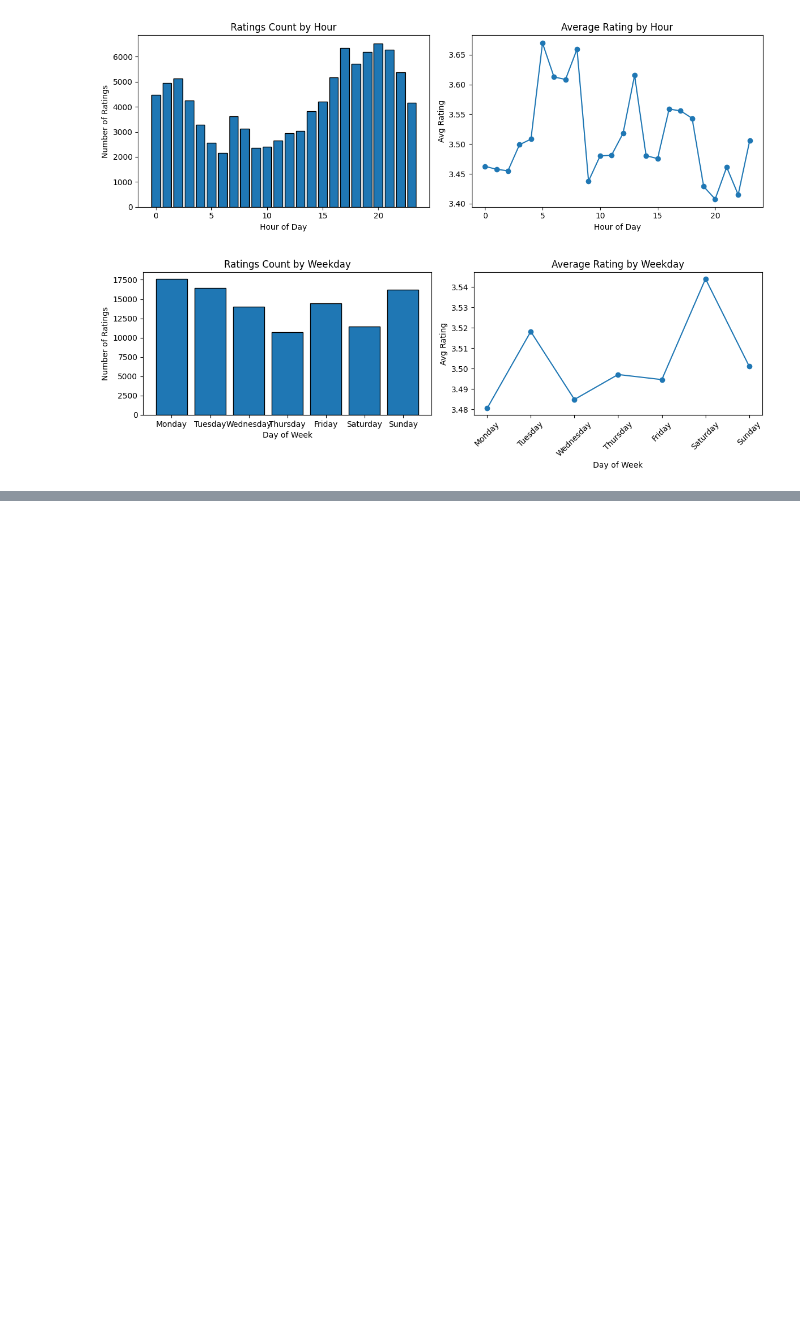
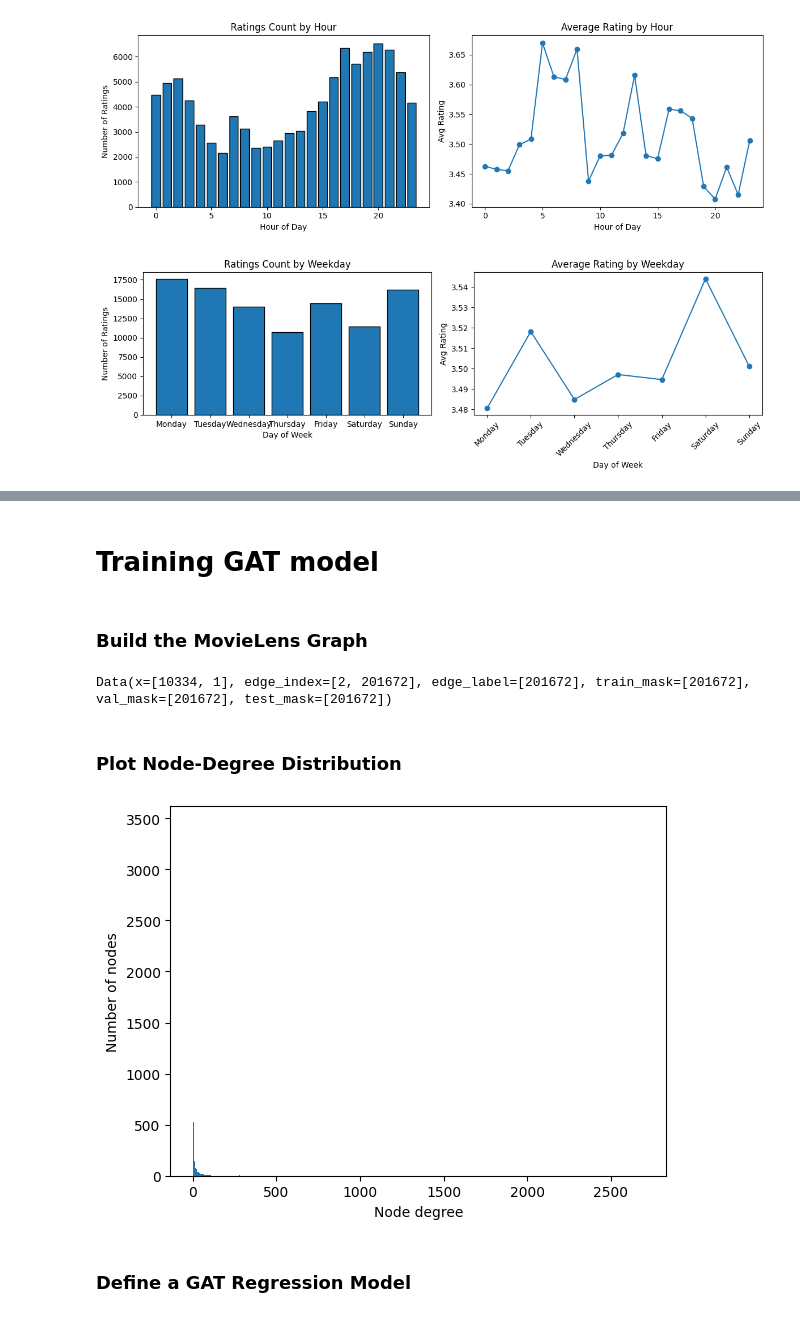
Before and after one commit to Ezio1909/movie-rating-prediction, a Jupyter notebook: playbook.ipynb, the cells around one changed output, grey strips where cells are left out. Drawn from its saved outputs; the diff is of its cells as text; code cells hidden in the pictures; blank space fills up the shorter version.

```diff
--- a/playbook.ipynb
+++ b/playbook.ipynb
@@ -1297,0 +709,79 @@ Test RMSE: 1.0160
+# %% [markdown]
+# Training GAT model
+# %% [markdown]
+### Build the MovieLens Graph
+# %%
+import pandas as pd
+import torch
+import networkx as nx
+from torch_geometric.data import Data
+from torch_geometric.utils import to_undirected
+
+# 1. Load MovieLens 100K
+ratings = pd.read_csv('ml-latest-small/ratings.csv')
+
+# 2. Remap userId & movieId → contiguous 0…N‑1
+user_ids, movie_ids = ratings.userId.unique(), ratings.movieId.unique()
+u_map = {uid:i           for i, uid in enumerate(user_ids)}
+m_map = {mid:i+len(u_map) for i, mid in enumerate(movie_ids)}
+ratings['u_idx'] = ratings.userId.map(u_map)
+ratings['m_idx'] = ratings.movieId.map(m_map)
+
+num_users, num_movies = len(u_map), len(m_map)
+num_nodes = num_users + num_movies
+
+# 3. Build undirected edge_index
+u = torch.tensor(ratings.u_idx.values, dtype=torch.long)
+m = torch.tensor(ratings.m_idx.values, dtype=torch.long)
+edge_index = torch.stack([torch.cat([u, m]), torch.cat([m, u])], dim=0)
+edge_index = to_undirected(edge_index)
+
+# 4. Edge labels (ratings) duplicated for both directions
+edge_label = torch.tensor(ratings.rating.values.tolist()*2, dtype=torch.float)
+
+# 5. Train/Val/Test split on edges (80/10/10)
+E = edge_label.size(0)
+perm = torch.randperm(E)
+n1,n2 = int(0.8*E), int(0.9*E)
+mask = lambda idx: torch.zeros(E, dtype=torch.bool).scatter_(0, idx, True)
+train_mask = mask(perm[:n1])
+val_mask   = mask(perm[n1:n2])
+test_mask  = mask(perm[n2:])
+
+# 6. Simple node feature: degree (1‑dim)
+G = nx.Graph()
+G.add_nodes_from(range(num_nodes))
+G.add_edges_from(edge_index.t().tolist())
+deg = torch.tensor([d for _,d in sorted(G.degree(), key=lambda x:x[0])], dtype=torch.float).unsqueeze(1)
+
+# 7. Assemble Data
+data = Data(
+    x=deg,
+    edge_index=edge_index,
+    edge_label=edge_label,
+    train_mask=train_mask,
+    val_mask=val_mask,
+    test_mask=test_mask
+)
+print(data)
+# %% [output]
+Data(x=[10334, 1], edge_index=[2, 201672], edge_label=[201672], train_mask=[201672], val_mask=[201672], test_mask=[201672])
+# %% [markdown]
+### Plot Node‑Degree Distribution
+# %%
+import matplotlib.pyplot as plt
+from collections import Counter
+from torch_geometric.utils import degree
+
+deg_vals = degree(data.edge_index[0], num_nodes=data.num_nodes).numpy()
+cnt = Counter(deg_vals)
+
+fig, ax = plt.subplots(dpi=100)
+ax.bar(cnt.keys(), cnt.values())
+ax.set_xlabel('Node degree')
+ax.set_ylabel('Number of nodes')
+plt.show()
+# %% [output]
+[figure, added]
+# %% [markdown]
+### Define a GAT Regression Model
```
Also changed, not shown: parts of 24 cells of this notebook, 12 other files.
